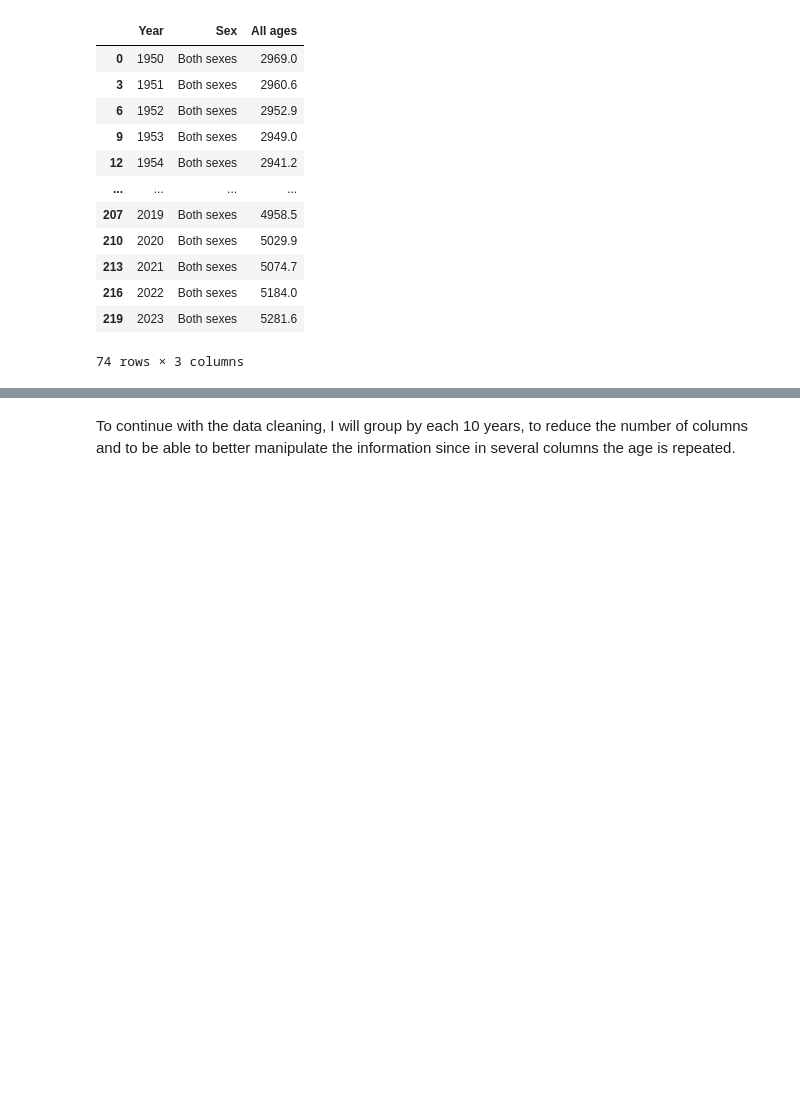
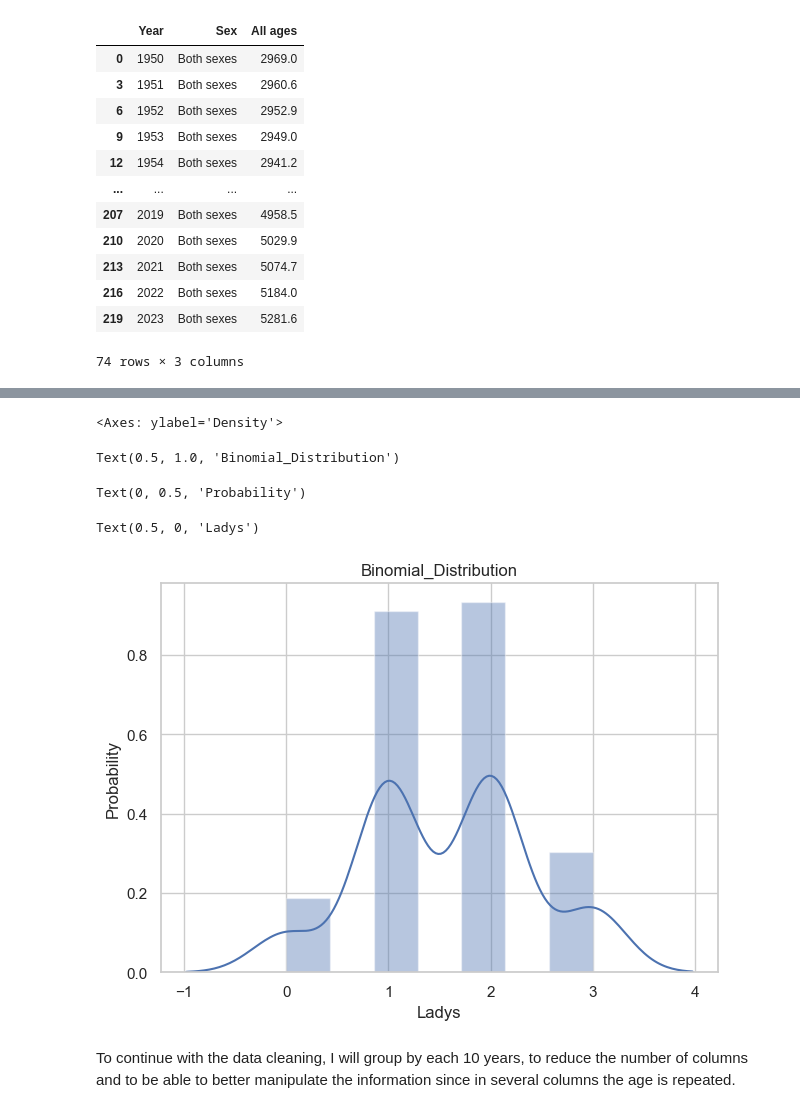
Before and after one commit to diagarmar29/Population-in-Ireland.-1st-Assesment, a Jupyter notebook: Population in Ireland.ipynb, the cells around one changed output, grey strips where cells are left out. Drawn from its saved outputs; the diff is of its cells as text; code cells hidden in the pictures; blank space fills up the shorter version.

```diff
--- a/Population in Ireland.ipynb
+++ b/Population in Ireland.ipynb
@@ -514,3 +637,16 @@ Population['Population'].max()
+# %%
+from numpy import random
+sns.distplot(random.binomial(n=3,p=PFemale,size=100),hist=True,kde=True)
+plt.title("Binomial_Distribution")
+plt.ylabel("Probability")
+plt.xlabel("Ladys")
+plt.show()
+# %% [output]
+<Axes: ylabel='Density'>
+Text(0.5, 1.0, 'Binomial_Distribution')
+Text(0, 0.5, 'Probability')
+Text(0.5, 0, 'Ladys')
+[figure, added]
 # %% [markdown]
 To continue with the data cleaning, I will group by each 10 years, to reduce the number of columns and to be able to better manipulate the information since in several columns the age is repeated.
 # %%
```
Also changed, not shown: parts of 215 cells of this notebook.
